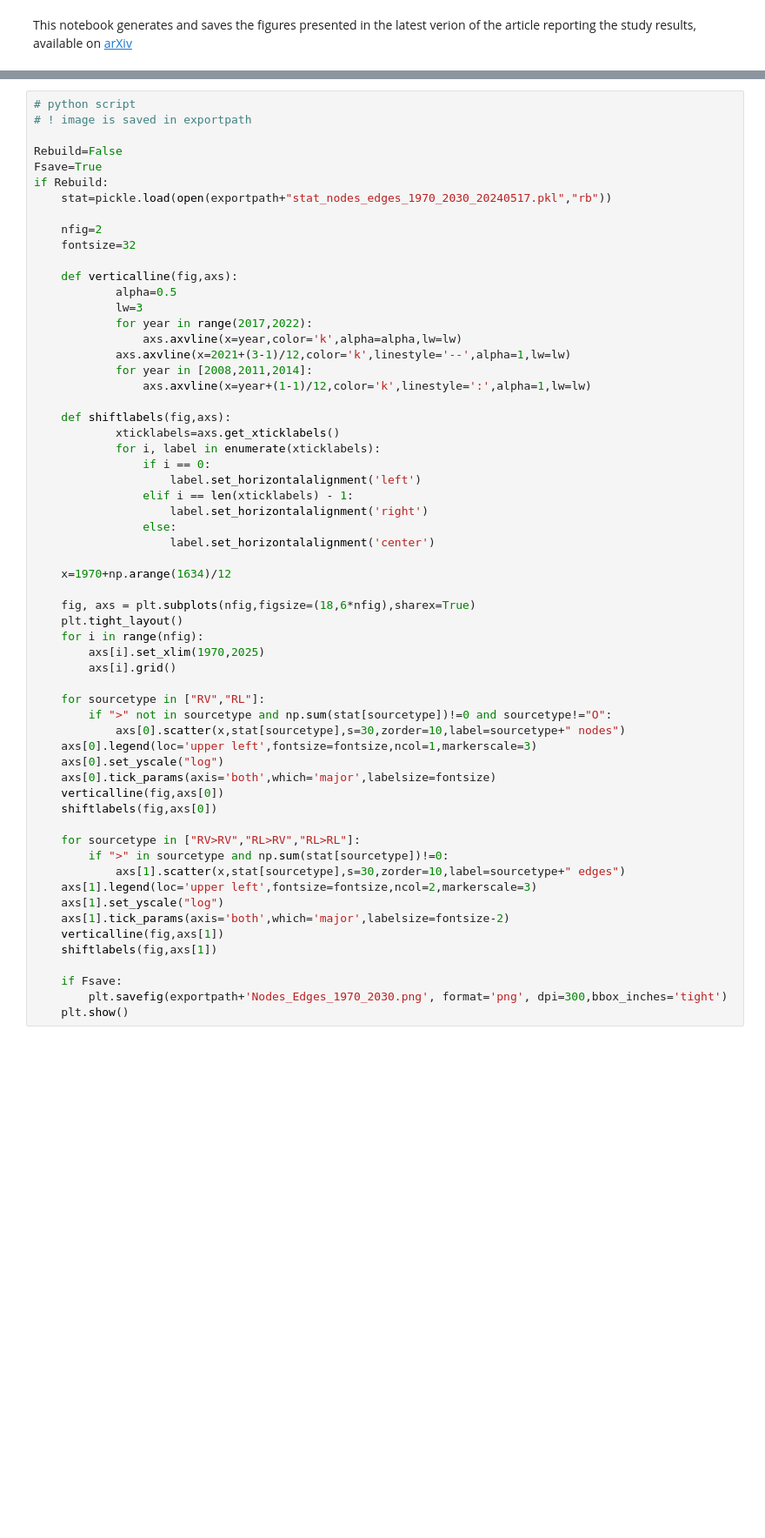
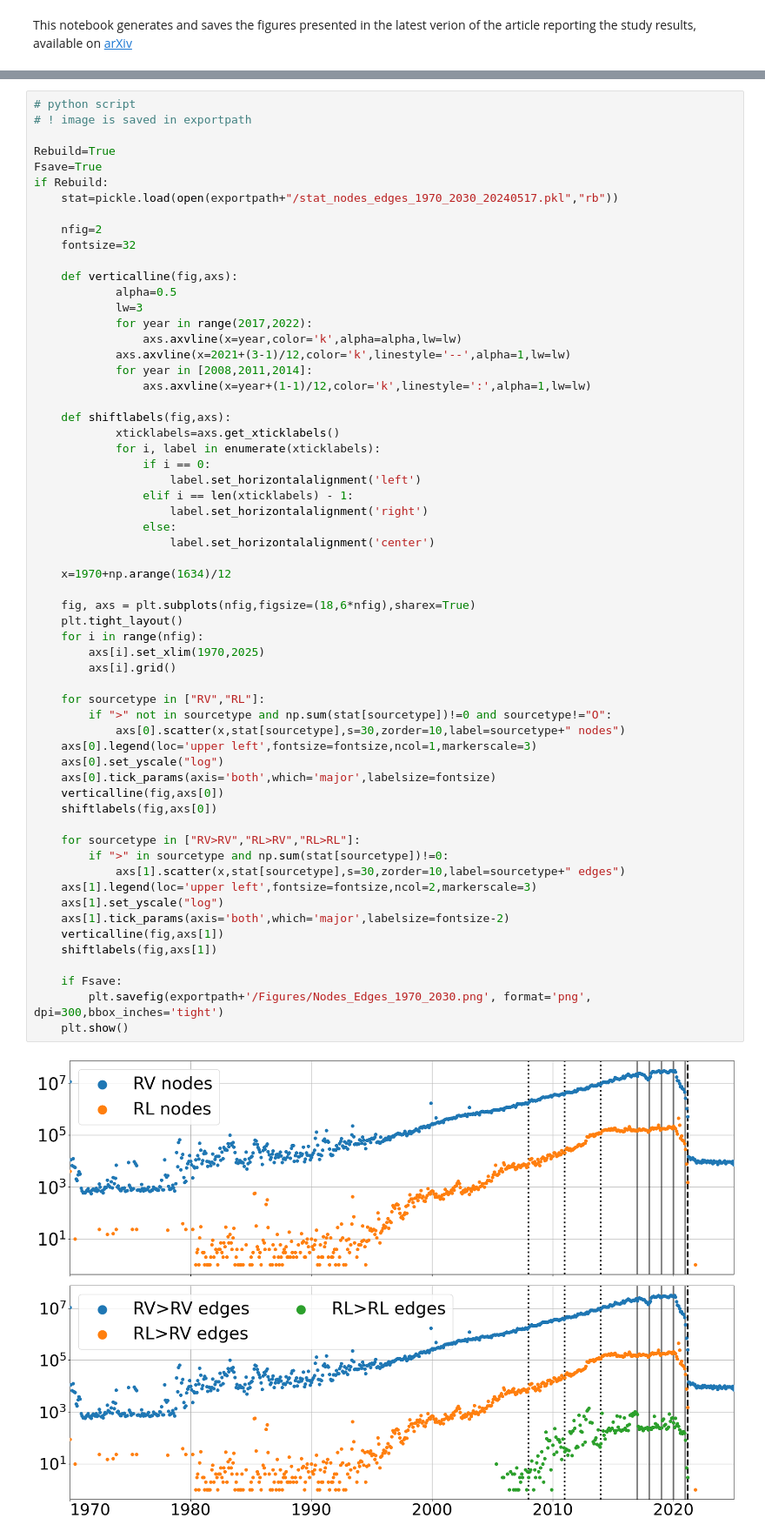
Before and after one commit to grouss/growing-network-study, a Jupyter notebook: Replication_Package_Figures.ipynb, the cells around one changed output, grey strips where cells are left out. Shown at 87% size. Cells and saved outputs as stored; diff of their text form; blank space fills up the shorter version.

```diff
--- a/Replication_Package_Figures.ipynb
+++ b/Replication_Package_Figures.ipynb
@@ -100,10 +100,10 @@ This figure was created using a python script.
 # python script
 # ! image is saved in exportpath
 
-Rebuild=False
+Rebuild=True
 Fsave=True
 if Rebuild:
-    stat=pickle.load(open(exportpath+"stat_nodes_edges_1970_2030_20240517.pkl","rb"))
+    stat=pickle.load(open(exportpath+"/stat_nodes_edges_1970_2030_20240517.pkl","rb"))
 
     nfig=2
     fontsize=32
@@ -128,32 +128,34 @@ if Rebuild:
                     label.set_horizontalalignment('center')
 
     x=1970+np.arange(1634)/12
 
     fig, axs = plt.subplots(nfig,figsize=(18,6*nfig),sharex=True)
     plt.tight_layout()
     for i in range(nfig):
         axs[i].set_xlim(1970,2025)
         axs[i].grid()
 
     for sourcetype in ["RV","RL"]:
         if ">" not in sourcetype and np.sum(stat[sourcetype])!=0 and sourcetype!="O":
             axs[0].scatter(x,stat[sourcetype],s=30,zorder=10,label=sourcetype+" nodes")
     axs[0].legend(loc='upper left',fontsize=fontsize,ncol=1,markerscale=3)
     axs[0].set_yscale("log")
     axs[0].tick_params(axis='both',which='major',labelsize=fontsize)
     verticalline(fig,axs[0])
     shiftlabels(fig,axs[0])
 
     for sourcetype in ["RV>RV","RL>RV","RL>RL"]:
         if ">" in sourcetype and np.sum(stat[sourcetype])!=0:
             axs[1].scatter(x,stat[sourcetype],s=30,zorder=10,label=sourcetype+" edges")
     axs[1].legend(loc='upper left',fontsize=fontsize,ncol=2,markerscale=3)
     axs[1].set_yscale("log")
     axs[1].tick_params(axis='both',which='major',labelsize=fontsize-2)
     verticalline(fig,axs[1])
     shiftlabels(fig,axs[1])
 
     if Fsave:
-        plt.savefig(exportpath+'Nodes_Edges_1970_2030.png', format='png', dpi=300,bbox_inches='tight')
+        plt.savefig(exportpath+'/Figures/Nodes_Edges_1970_2030.png', format='png', dpi=300,bbox_inches='tight')
     plt.show()
+# %% [output]
+[figure, added]
 # %% [markdown]
```
Also changed, not shown: parts of 19 cells of this notebook, 37 other files.
